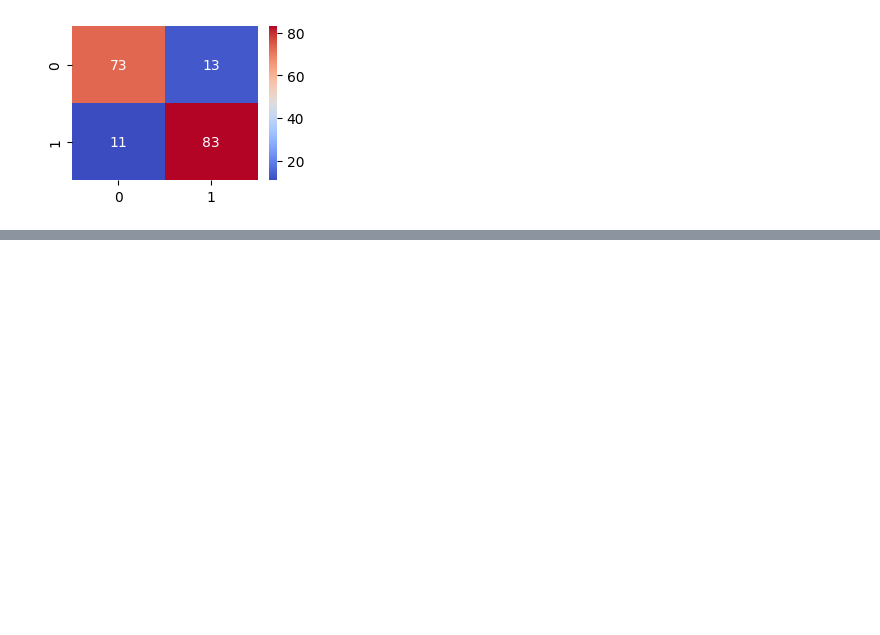
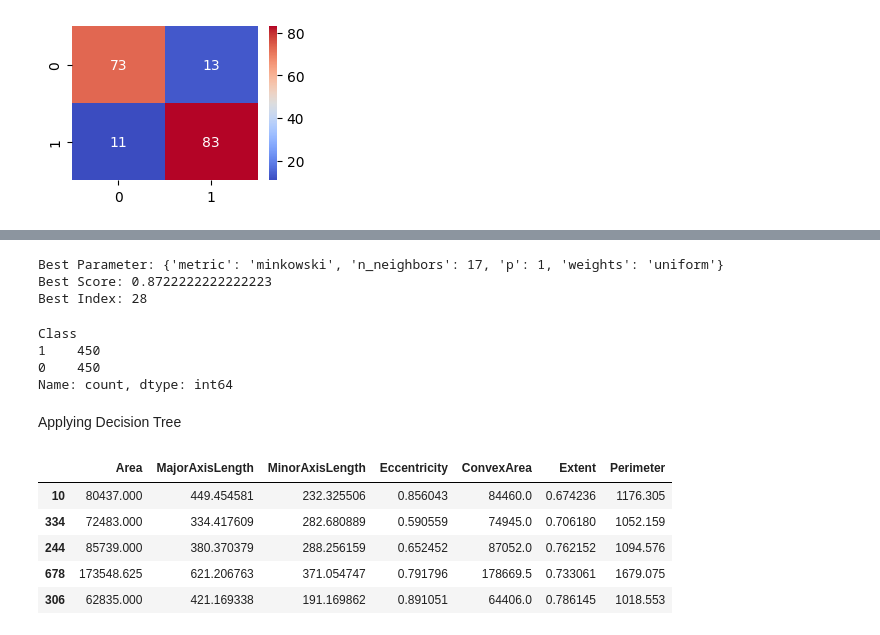
Before and after one commit to Md-Maruf-1727/Raisin-detection-using-naive-bayes, a Jupyter notebook: model_training.ipynb, the cells around one changed output, grey strips where cells are left out. Drawn from its saved outputs; the diff is of its cells as text; code cells hidden in the pictures; blank space fills up the shorter version.

```diff
--- a/model_training.ipynb
+++ b/model_training.ipynb
@@ -129,0 +176,28 @@ Acuuracy Score: 0.85
+# %%
+print(f'Best Parameter: {knn_model.best_params_}')
+print(f'Best Score: {knn_model.best_score_}')
+print(f'Best Index: {knn_model.best_index_}')
+# %% [output]
+Best Parameter: {'metric': 'minkowski', 'n_neighbors': 17, 'p': 1, 'weights': 'uniform'}
+Best Score: 0.8722222222222223
+Best Index: 28
+# %%
+y.value_counts()
+# %% [output]
+Class
+1    450
+0    450
+Name: count, dtype: int64
+# %% [markdown]
+Applying Decision Tree
+# %%
+x_train, x_test, y_train, y_test = train_test_split(x, y, random_state=42, test_size=0.2)
+# %%
+x_train.head()
+# %% [output]
+|  | Area | MajorAxisLength | MinorAxisLength | Eccentricity | ConvexArea | Extent | Perimeter |
+| 10 | 80437.000 | 449.454581 | 232.325506 | 0.856043 | 84460.0 | 0.674236 | 1176.305 |
+| 334 | 72483.000 | 334.417609 | 282.680889 | 0.590559 | 74945.0 | 0.706180 | 1052.159 |
+| 244 | 85739.000 | 380.370379 | 288.256159 | 0.652452 | 87052.0 | 0.762152 | 1094.576 |
+| 678 | 173548.625 | 621.206763 | 371.054747 | 0.791796 | 178669.5 | 0.733061 | 1679.075 |
+| 306 | 62835.000 | 421.169338 | 191.169862 | 0.891051 | 64406.0 | 0.786145 | 1018.553 |
```
Also changed, not shown: parts of 24 cells of this notebook.
